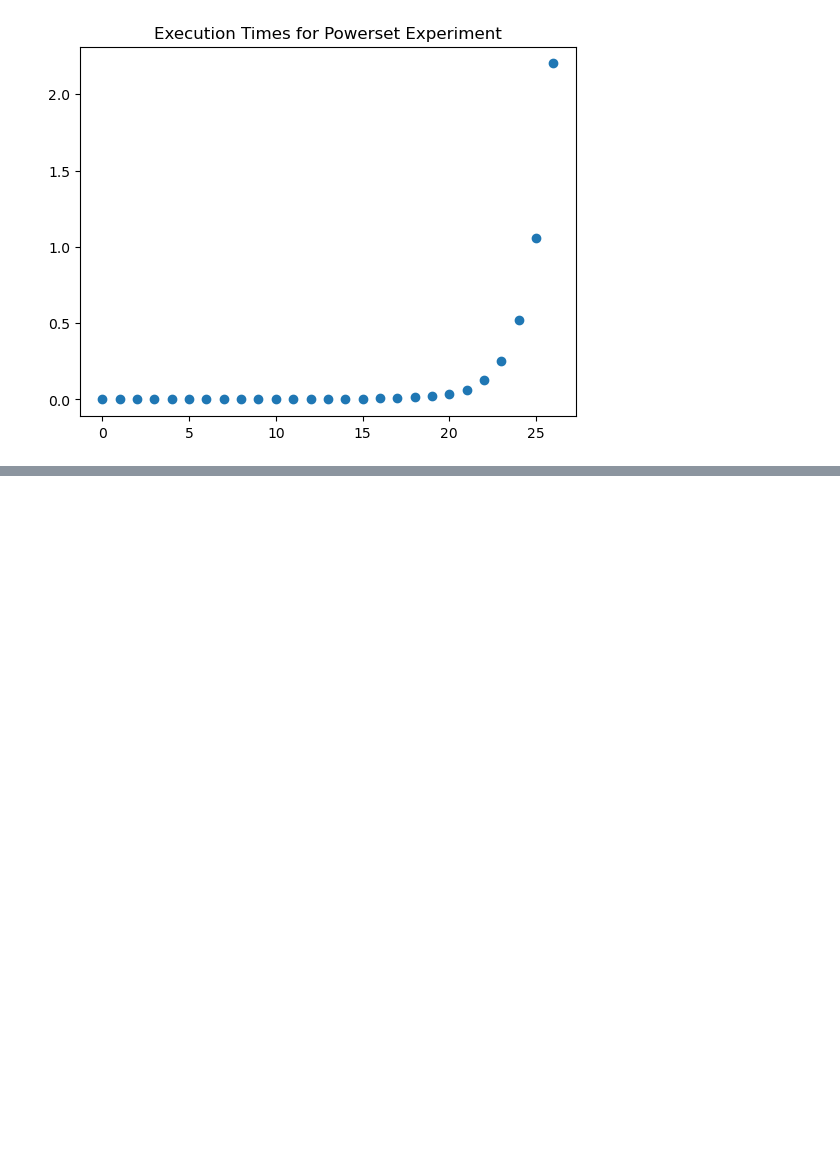
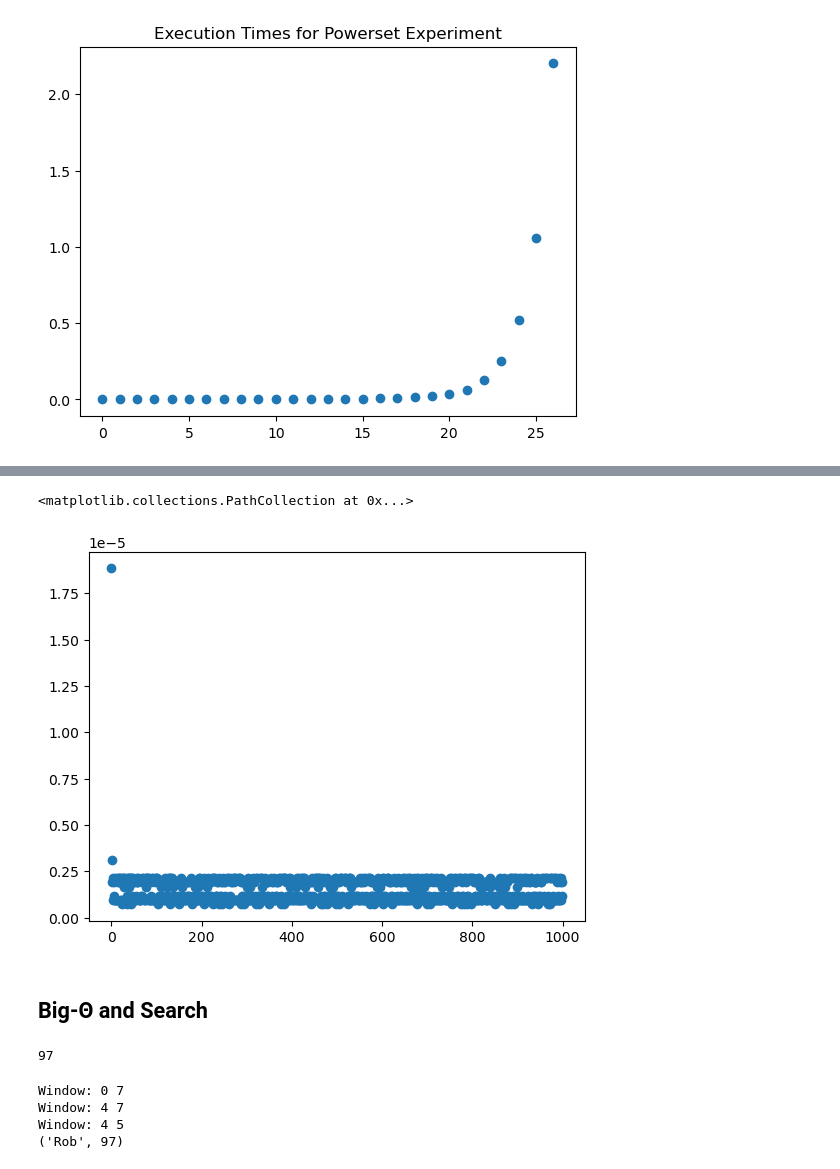
Before and after one commit to scottstossel/python-practice, a Jupyter notebook: Unit6.ipynb, the cells around one changed output, grey strips where cells are left out. Cells and saved outputs as stored; diff of their text form; code cells hidden in the pictures; blank space fills up the shorter version.

Commit message:
bisection search and big theta run times

```diff
--- a/Unit6.ipynb
+++ b/Unit6.ipynb
@@ -84,0 +87,7 @@ Text(0.5, 1.0, 'Execution Times for Powerset Experiment')
+# %%
+n = 10
+
+for i in range(5):
+    print(i)
+
+# Θ(1)
@@ -84,0 +151,5 @@ Text(0.5, 1.0, 'Execution Times for Powerset Experiment')
+# %%
+import numpy as np
+
+price_changes = np.random.uniform(0,100,size=n)
+price_changes
@@ -84,0 +163,8 @@ Text(0.5, 1.0, 'Execution Times for Powerset Experiment')
+# %%
+sizes = list(range(1000))
+times = []
+for n in sizes:
+    start_time = time.time()
+    max(price_changes)
+    end_time = time.time()
+    times.append(end_time - start_time)
@@ -84,0 +193,7 @@ Text(0.5, 1.0, 'Execution Times for Powerset Experiment')
+# %%
+plt.scatter(x=sizes, y = times)
+# %% [output]
+<matplotlib.collections.PathCollection at 0x...>
+[figure, added]
+# %% [markdown]
+## Big-Θ and Search
@@ -84,0 +202,8 @@ Text(0.5, 1.0, 'Execution Times for Powerset Experiment')
+# %%
+target = "Rob"
+for name, grade in sorted_data:
+    if name == target:
+        print(grade)
+        break
+# %% [output]
+97
@@ -84,0 +212,17 @@ Text(0.5, 1.0, 'Execution Times for Powerset Experiment')
+# %%
+start, end = 0, len(sorted_data) - 1
+
+while start < end:
+    print("Window:", start, end)
+    middle = (start + end) // 2
+    if target > sorted_data[middle][0]:
+        start = middle + 1
+    else:
+        end = middle
+
+print(sorted_data[start])
+# %% [output]
+Window: 0 7
+Window: 4 7
+Window: 4 5
+('Rob', 97)
```
Also changed, not shown: parts of 11 cells of this notebook.
